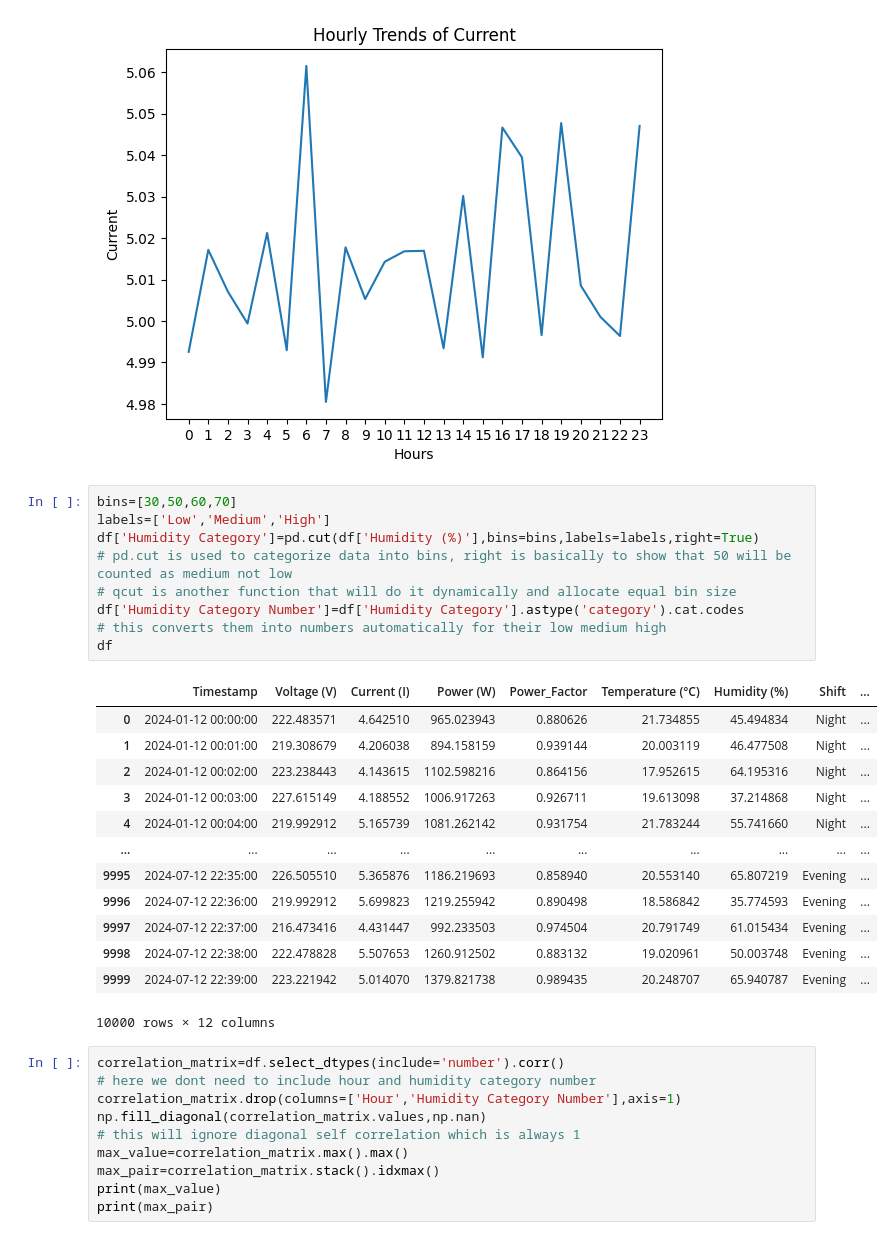
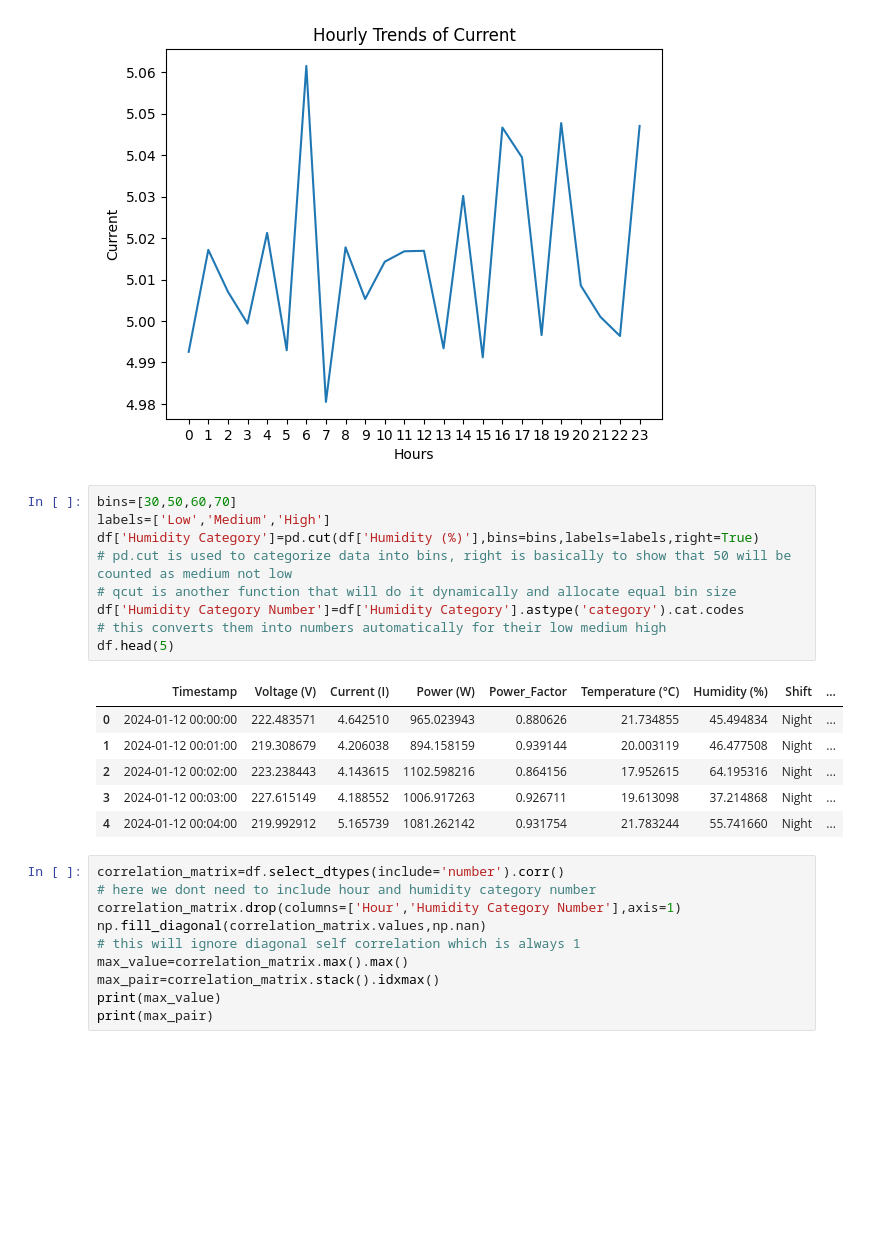
Before and after one commit to dpatil23/Grid-Intelligence-ML, a Jupyter notebook: Assignment_2_230343.ipynb, the cells around one changed output. Cells and saved outputs as stored; diff of their text form; blank space fills up the shorter version.

```diff
--- a/Assignment_2_230343.ipynb
+++ b/Assignment_2_230343.ipynb
@@ -213,26 +200,19 @@ plt.show()
 # %%
 bins=[30,50,60,70]
 labels=['Low','Medium','High']
 df['Humidity Category']=pd.cut(df['Humidity (%)'],bins=bins,labels=labels,right=True)
 # pd.cut is used to categorize data into bins, right is basically to show that 50 will be counted as medium not low
 # qcut is another function that will do it dynamically and allocate equal bin size
 df['Humidity Category Number']=df['Humidity Category'].astype('category').cat.codes
 # this converts them into numbers automatically for their low medium high
-df
+df.head(5)
 # %% [output]
 |  | Timestamp | Voltage (V) | Current (I) | Power (W) | Power_Factor | Temperature (°C) | Humidity (%) | Shift | ... |
 | 0 | 2024-01-12 00:00:00 | 222.483571 | 4.642510 | 965.023943 | 0.880626 | 21.734855 | 45.494834 | Night | ... |
 | 1 | 2024-01-12 00:01:00 | 219.308679 | 4.206038 | 894.158159 | 0.939144 | 20.003119 | 46.477508 | Night | ... |
 | 2 | 2024-01-12 00:02:00 | 223.238443 | 4.143615 | 1102.598216 | 0.864156 | 17.952615 | 64.195316 | Night | ... |
 | 3 | 2024-01-12 00:03:00 | 227.615149 | 4.188552 | 1006.917263 | 0.926711 | 19.613098 | 37.214868 | Night | ... |
 | 4 | 2024-01-12 00:04:00 | 219.992912 | 5.165739 | 1081.262142 | 0.931754 | 21.783244 | 55.741660 | Night | ... |
-| ... | ... | ... | ... | ... | ... | ... | ... | ... | ... |
-| 9995 | 2024-07-12 22:35:00 | 226.505510 | 5.365876 | 1186.219693 | 0.858940 | 20.553140 | 65.807219 | Evening | ... |
-| 9996 | 2024-07-12 22:36:00 | 219.992912 | 5.699823 | 1219.255942 | 0.890498 | 18.586842 | 35.774593 | Evening | ... |
-| 9997 | 2024-07-12 22:37:00 | 216.473416 | 4.431447 | 992.233503 | 0.974504 | 20.791749 | 61.015434 | Evening | ... |
-| 9998 | 2024-07-12 22:38:00 | 222.478828 | 5.507653 | 1260.912502 | 0.883132 | 19.020961 | 50.003748 | Evening | ... |
-| 9999 | 2024-07-12 22:39:00 | 223.221942 | 5.014070 | 1379.821738 | 0.989435 | 20.248707 | 65.940787 | Evening | ... |
-10000 rows × 12 columns
 # %%
 correlation_matrix=df.select_dtypes(include='number').corr()
 # here we dont need to include hour and humidity category number
```
Also changed, not shown: parts of 1 cell of this notebook, 3 other files.
